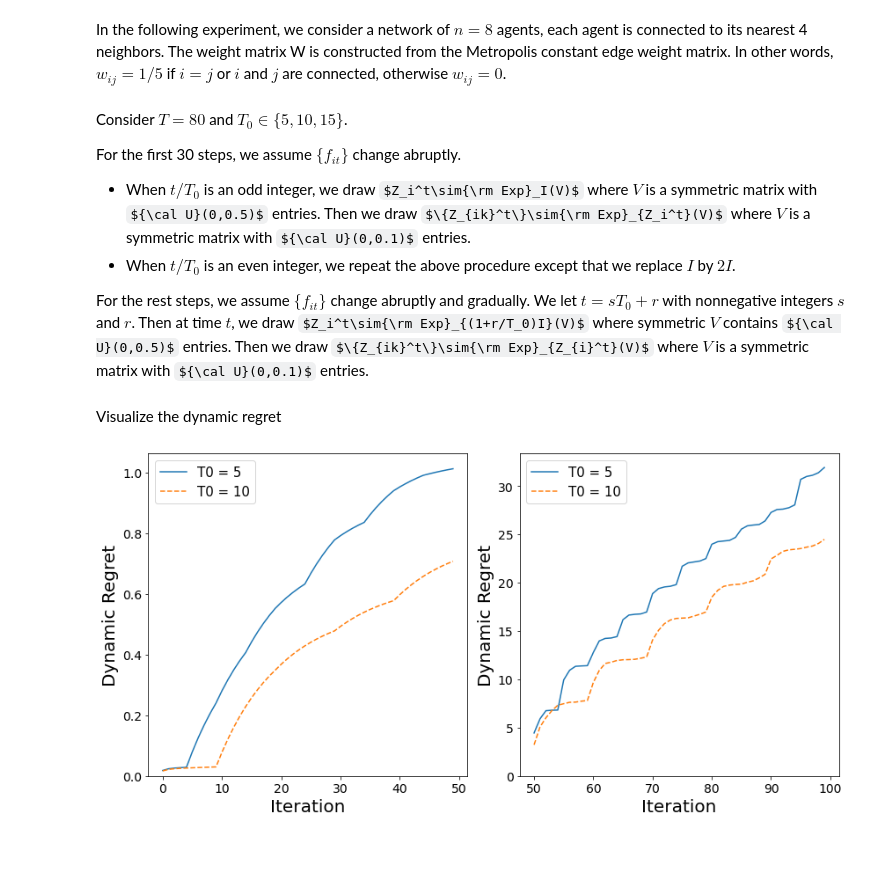
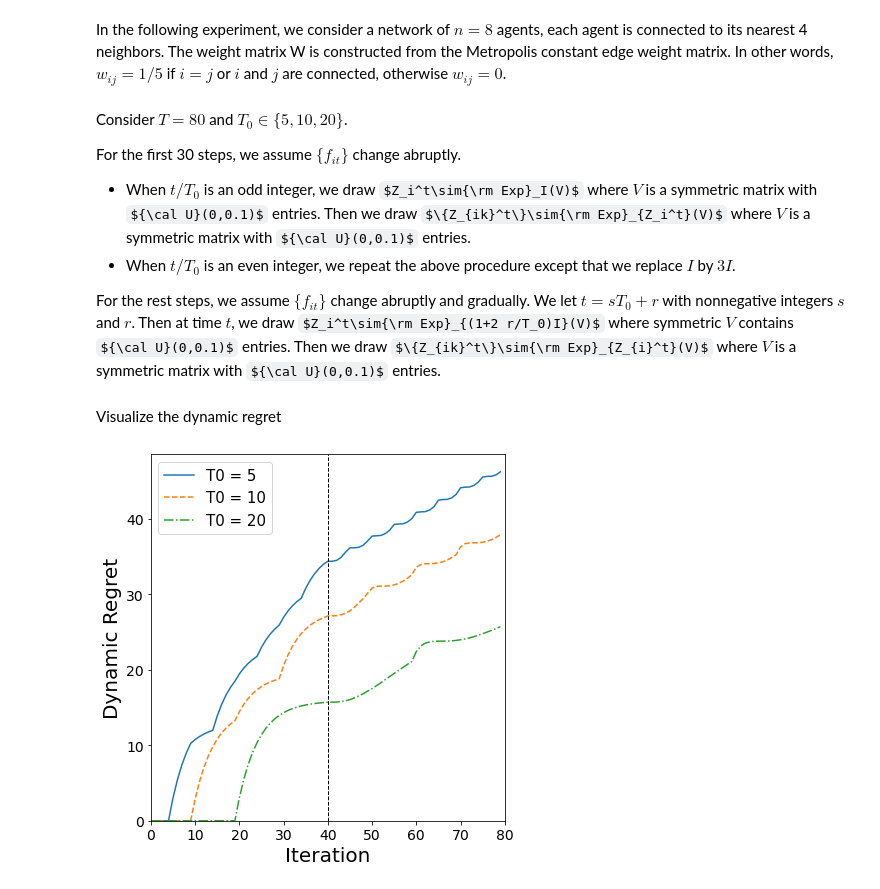
Before and after one commit to HengchaoChen/DPRGD, a Jupyter notebook: DPRGD.ipynb, the cells around one changed output. Cells and saved outputs as stored; diff of their text form; code cells hidden in the pictures; some formulas as TeX source; blank space fills up the shorter version.

```diff
--- a/DPRGD.ipynb
+++ b/DPRGD.ipynb
@@ -390,26 +390,26 @@ In the following experiment, we consider a network of $n=8$ agents, each agent i
 # %%
 n = 10 # number of agents
 
-K = 30 # number of samples at each node
+K = 20 # number of samples at each node
 
 dim = 3 # consider 3 by 3 symmetric positive definite matrices
 # %% [markdown]
-Consider $T=80$ and $T_0\in\{5,10,15\}$.
+Consider $T=80$ and $T_0\in\{5,10,20\}$.
 
 For the first 30 steps, we assume $\{f_{it}\}$ change abruptly.
 
-- When $t/T_0$ is an odd integer, we draw $Z_i^t\sim{\rm Exp}_I(V)$ where $V$ is a symmetric matrix with ${\cal U}(0,0.5)$ entries. Then we draw $\{Z_{ik}^t\}\sim{\rm Exp}_{Z_i^t}(V)$ where $V$ is a symmetric matrix with ${\cal U}(0,0.1)$ entries.
-- When $t/T_0$ is an even integer, we repeat the above procedure except that we replace $I$ by $2I$.
+- When $t/T_0$ is an odd integer, we draw $Z_i^t\sim{\rm Exp}_I(V)$ where $V$ is a symmetric matrix with ${\cal U}(0,0.1)$ entries. Then we draw $\{Z_{ik}^t\}\sim{\rm Exp}_{Z_i^t}(V)$ where $V$ is a symmetric matrix with ${\cal U}(0,0.1)$ entries.
+- When $t/T_0$ is an even integer, we repeat the above procedure except that we replace $I$ by $3I$.
 
-For the rest steps, we assume $\{f_{it}\}$ change abruptly and gradually. We let $t=sT_0+r$ with nonnegative integers $s$ and $r$. Then at time $t$, we draw $Z_i^t\sim{\rm Exp}_{(1+r/T_0)I}(V)$ where symmetric $V$ contains ${\cal U}(0,0.5)$ entries. Then we draw $\{Z_{ik}^t\}\sim{\rm Exp}_{Z_{i}^t}(V)$ where $V$ is a symmetric matrix with ${\cal U}(0,0.1)$ entries.
+For the rest steps, we assume $\{f_{it}\}$ change abruptly and gradually. We let $t=sT_0+r$ with nonnegative integers $s$ and $r$. Then at time $t$, we draw $Z_i^t\sim{\rm Exp}_{(1+2 r/T_0)I}(V)$ where symmetric $V$ contains ${\cal U}(0,0.1)$ entries. Then we draw $\{Z_{ik}^t\}\sim{\rm Exp}_{Z_{i}^t}(V)$ where $V$ is a symmetric matrix with ${\cal U}(0,0.1)$ entries.
 # %%
-# 80 mins
+# 100 mins
 
 T = 80
 
-T0_candidate = np.array([5, 10, 15])
+T0_candidate = np.array([5, 10, 20])
 
-stepsize_candidate = np.array([0.05, 0.05, 0.05])
+stepsize_candidate = np.array([0.1, 0.1, 0.1])
 
 dynamic_regret = np.zeros((len(T0_candidate), T))
 
@@ -423,11 +423,11 @@ for s in range(len(T0_candidate)):
 
     for t in range(T):
 
-        if t < 30:
+        if t < 40:
 
             if t % T0 == 0:
 
-                if (t % T0) % 2 != 0:
+                if (t // T0) % 2 != 0:
 
                     base = np.eye(dim)
 
@@ -435,7 +435,7 @@ for s in range(len(T0_candidate)):
 
                     base = 3 * np.eye(dim)
 
-                base_agent = spd.random(base, n_samples = n, radius = 0.2)
+                base_agent = spd.random(base, n_samples = n, radius = 0.1)
 
                 data = np.zeros((n, K, dim, dim))
 
@@ -449,13 +449,13 @@ for s in range(len(T0_candidate)):
 
                 loss_global = np.mean(spd.dist(global_mean, full_data) ** 2)
 
-        elif t >= 30:
+        elif t >= 40:
 
             r = t % T0
 
             base = np.eye(dim) * (1 + r / T0 * 2)
 
-            base_agent = spd.random(base, n_samples = n, radius = 0.2)
+            base_agent = spd.random(base, n_samples = n, radius = 0.1)
 
             data = np.zeros((n, K, dim, dim))
 
@@ -523,46 +523,50 @@ normalized_dynamic_regret = dynamic_regret / np.arange(1, T + 1)[np.newaxis, :]
 # %% [markdown]
 Visualize the dynamic regret
 # %%
-fig, axs = plt.subplots(1, 2, figsize = (12, 6))
+fig, axs = plt.subplots(1, 1, figsize = (6, 6))
 
-ax = axs[0]
+ax = axs
 
 linestyle_candidate = ['-', '--', '-.']
 
 for s in range(len(T0_candidate)):
 
-    ax.plot(np.arange(T)[:30], dynamic_regret[s][:30], label = 'T0 = ' + str(T0_candidate[s]), linestyle = linestyle_candidate[s])
+    ax.plot(np.arange(T), dynamic_regret[s], label = 'T0 = ' + str(T0_candidate[s]), linestyle = linestyle_candidate[s])
 
 ax.legend(fontsize = 15)
 
 ax.set_xlabel('Iteration', fontsize = 20)
 
 ax.set_ylabel('Dynamic Regret', fontsize = 20)
 
 ax.set_ylim(0, None)
 
+ax.set_xlim(0, 80)
+
 ax.tick_params(axis = 'both', labelsize = 14)
 
-ax = axs[1]
+ax.axvline(x = 40, color='black', linestyle='--', alpha = 1, lw = 1)
 
-for s in range(len(T0_candidate)):
+#ax = axs[1]
 
-    ax.plot(np.arange(T)[30:], dynamic_regret[s][30:], label = 'T0 = ' + str(T0_candidate[s]), linestyle = linestyle_candidate[s])
+#for s in range(len(T0_candidate)):
 
-ax.legend(fontsize = 15)
+#    ax.plot(np.arange(T)[30:], dynamic_regret[s][30:], label = 'T0 = ' + str(T0_candidate[s]), linestyle = linestyle_candidate[s])
 
-ax.set_xlabel('Iteration', fontsize = 20)
+#ax.legend(fontsize = 15)
 
-ax.set_ylabel('Dynamic Regret', fontsize = 20)
+#ax.set_xlabel('Iteration', fontsize = 20)
 
-ax.set_ylim(0, None)
+#ax.set_ylabel('Dynamic Regret', fontsize = 20)
 
-ax.tick_params(axis = 'both', labelsize = 14)
+#ax.set_ylim(0, None)
+
+#ax.tick_params(axis = 'both', labelsize = 14)
 
 plt.tight_layout()
 
 plt.savefig('figure/SPD_dynamic_regret.pdf')
 
 plt.show()
 # %% [output]
-[figure, old version]
+[figure, new version]
```
Also changed, not shown: 1 other file.
